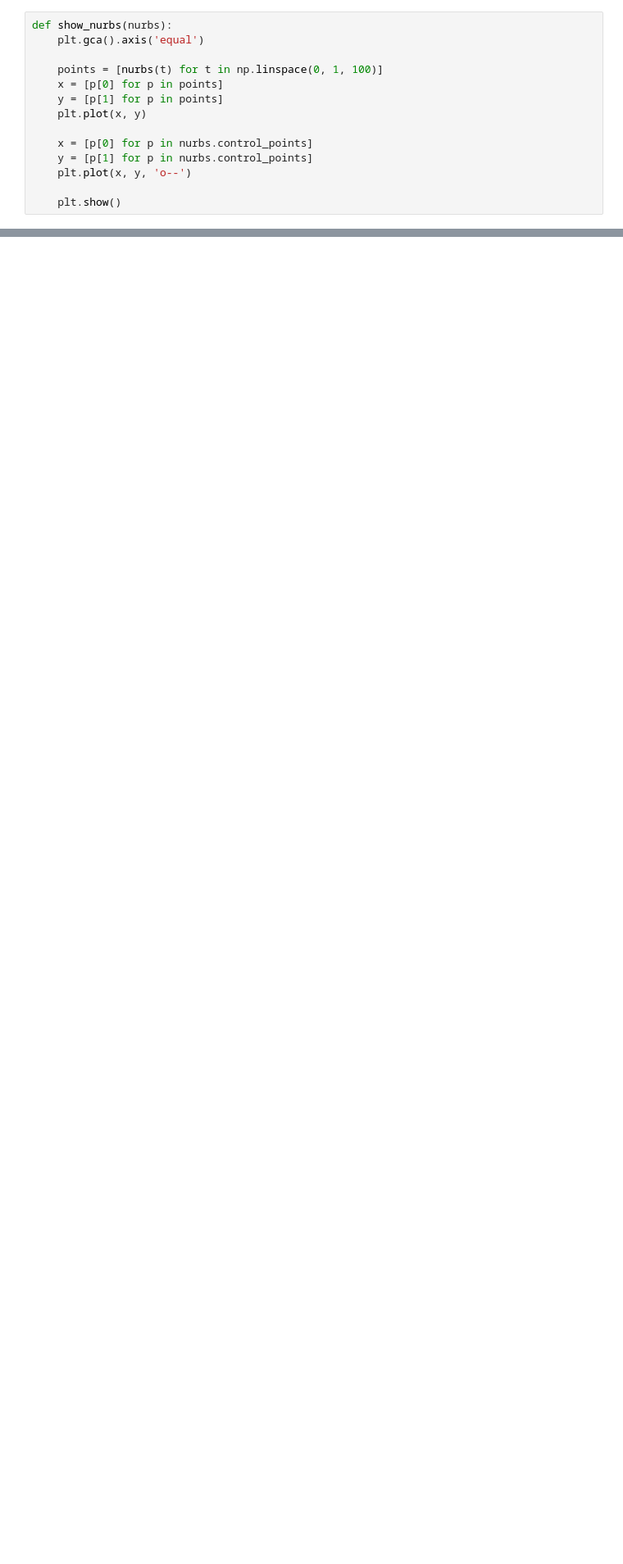
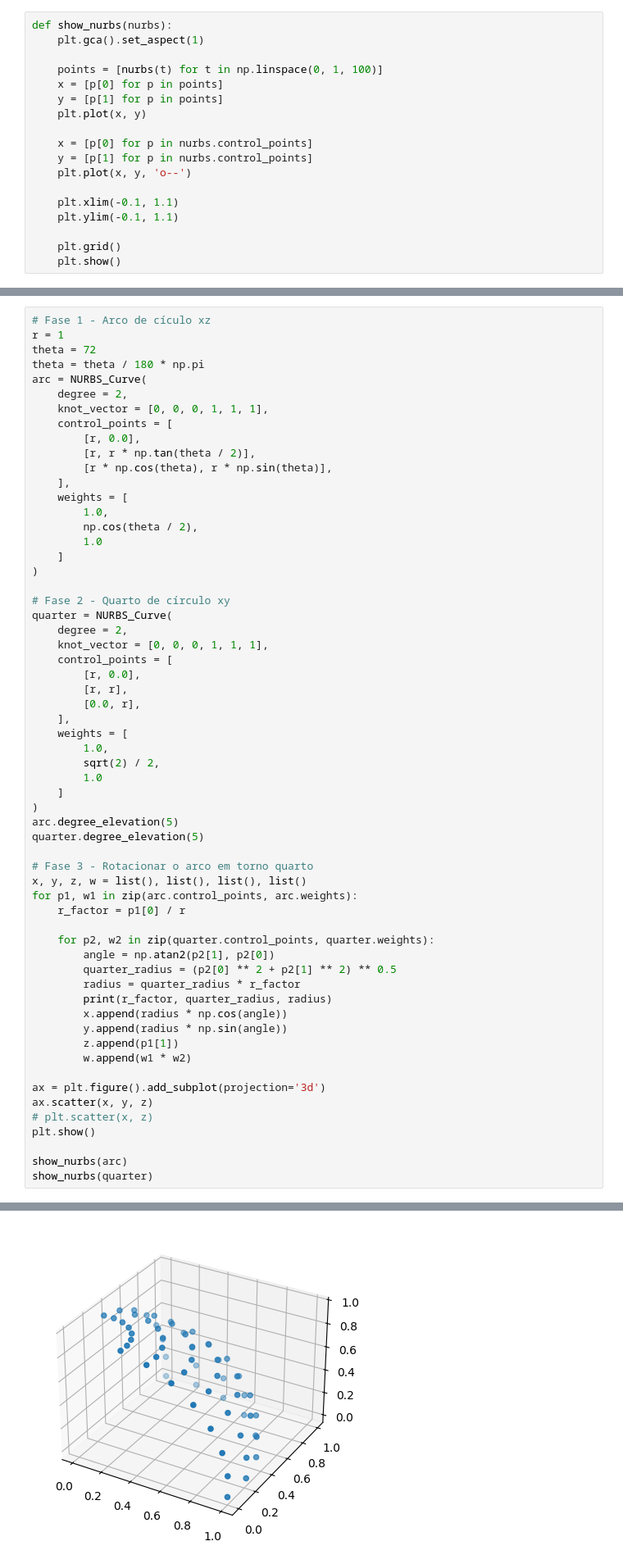
Before and after one commit to Dev-Gabriel-Braga/lmcv_tools, a Jupyter notebook: docs/notebooks/Geometry - NURBS.ipynb, the cells around one changed output, grey strips where cells are left out. Shown at 82% size. Cells and saved outputs as stored; diff of their text form; blank space fills up the shorter version.

Commit message:
generate: Adição de artefato nurbs_hemisfere

```diff
--- a/docs/notebooks/Geometry - NURBS.ipynb
+++ b/docs/notebooks/Geometry - NURBS.ipynb
@@ -6,7 +6,7 @@ from math import sqrt
 from lmcv_tools.models.geometry import NURBS_Curve, NURBS_Surface
 # %%
 def show_nurbs(nurbs):
-    plt.gca().axis('equal')
+    plt.gca().set_aspect(1)
 
     points = [nurbs(t) for t in np.linspace(0, 1, 100)]
     x = [p[0] for p in points]
@@ -17,4 +17,8 @@ def show_nurbs(nurbs):
     y = [p[1] for p in nurbs.control_points]
     plt.plot(x, y, 'o--')
 
+    plt.xlim(-0.1, 1.1)
+    plt.ylim(-0.1, 1.1)
+
+    plt.grid()
     plt.show()
@@ -213,0 +234,61 @@ plt.show()
+# %%
+# Fase 1 - Arco de cículo xz
+r = 1
+theta = 72
+theta = theta / 180 * np.pi
+arc = NURBS_Curve(
+    degree = 2,
+    knot_vector = [0, 0, 0, 1, 1, 1],
+    control_points = [
+        [r, 0.0],
+        [r, r * np.tan(theta / 2)],
+        [r * np.cos(theta), r * np.sin(theta)],
+    ],
+    weights = [
+        1.0,
+        np.cos(theta / 2),
+        1.0
+    ]
+)
+
+# Fase 2 - Quarto de círculo xy
+quarter = NURBS_Curve(
+    degree = 2,
+    knot_vector = [0, 0, 0, 1, 1, 1],
+    control_points = [
+        [r, 0.0],
+        [r, r],
+        [0.0, r],
+    ],
+    weights = [
+        1.0,
+        sqrt(2) / 2,
+        1.0
+    ]
+)
+arc.degree_elevation(5)
+quarter.degree_elevation(5)
+
+# Fase 3 - Rotacionar o arco em torno quarto
+x, y, z, w = list(), list(), list(), list()
+for p1, w1 in zip(arc.control_points, arc.weights):
+    r_factor = p1[0] / r
+
+    for p2, w2 in zip(quarter.control_points, quarter.weights):
+        angle = np.atan2(p2[1], p2[0])
+        quarter_radius = (p2[0] ** 2 + p2[1] ** 2) ** 0.5
+        radius = quarter_radius * r_factor
+        print(r_factor, quarter_radius, radius)
+        x.append(radius * np.cos(angle))
+        y.append(radius * np.sin(angle))
+        z.append(p1[1])
+        w.append(w1 * w2)
+
+ax = plt.figure().add_subplot(projection='3d')
+ax.scatter(x, y, z)
+# plt.scatter(x, z)
+plt.show()
+
+show_nurbs(arc)
+show_nurbs(quarter)
+# %% [output]
@@ -213,0 +312 @@ plt.show()
+[figure, added]
```
Also changed, not shown: parts of 7 cells of this notebook, 6 other files.
